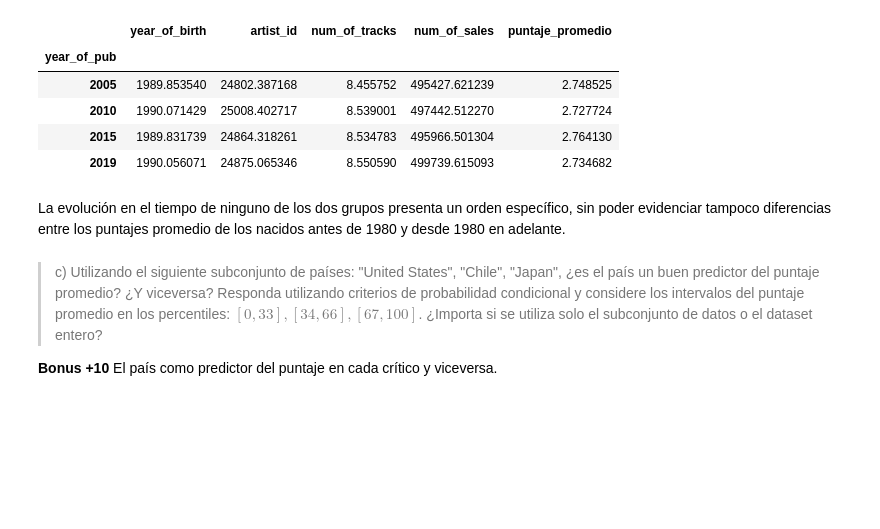
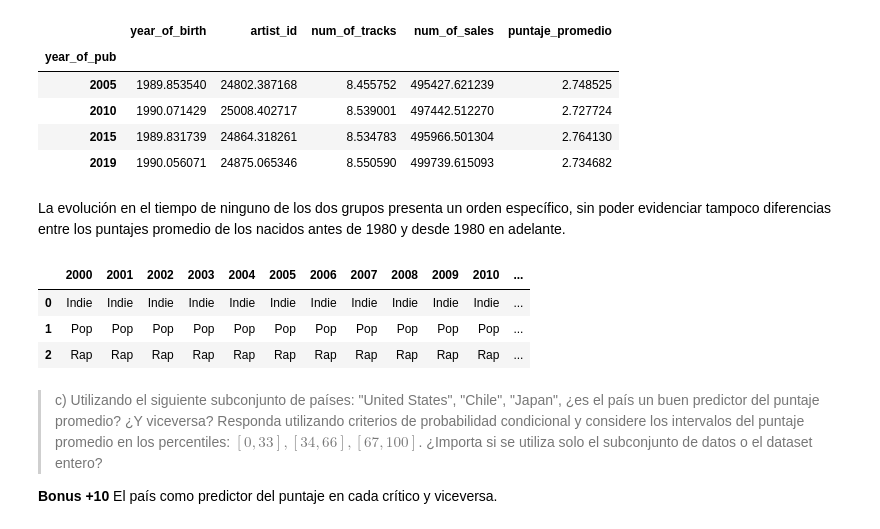
Before and after one commit to jpjorquera/Lab2-Estaca, a Jupyter notebook: Laboratorio 2.ipynb, the cells around one changed output. Cells and saved outputs as stored; diff of their text form; code cells hidden in the pictures; blank space fills up the shorter version.

```diff
--- a/Laboratorio 2.ipynb
+++ b/Laboratorio 2.ipynb
@@ -561,6 +561,27 @@ Artistas nacidos desde de 1980
 | 2019 | 1990.056071 | 24875.065346 | 8.550590 | 499739.615093 | 2.734682 |
 # %% [markdown]
 La evolución en el tiempo de ninguno de los dos grupos presenta un orden específico, sin poder evidenciar tampoco diferencias entre los puntajes promedio de los nacidos antes de 1980 y desde 1980 en adelante.
+# %%
+# Timeline con top 3 géneros con más álbumes publicados
+
+# Agrupar por año de publicación y género
+agrupacion = artists_albums.sort_values('year_of_pub').groupby(['year_of_pub', 'genre'])
+cuenta = agrupacion.count()['album_title']
+# Tomar posibles años
+years = artists_albums.sort_values('year_of_pub').groupby('year_of_pub')
+df = dict()
+# Iterar por grupo de año
+for year in years.groups.keys():
+    # Tomar llaves de top 3 generos
+    df[year] = list(cuenta[year].sort_values(ascending=False).head(3).to_dict().keys())
+
+df = pd.DataFrame(df)
+df
+# %% [output]
+|  | 2000 | 2001 | 2002 | 2003 | 2004 | 2005 | 2006 | 2007 | 2008 | 2009 | 2010 | ... |
+| 0 | Indie | Indie | Indie | Indie | Indie | Indie | Indie | Indie | Indie | Indie | Indie | ... |
+| 1 | Pop | Pop | Pop | Pop | Pop | Pop | Pop | Pop | Pop | Pop | Pop | ... |
+| 2 | Rap | Rap | Rap | Rap | Rap | Rap | Rap | Rap | Rap | Rap | Rap | ... |
 # %% [markdown]
 >c) Utilizando el siguiente subconjunto de países: "United States", "Chile", "Japan", ¿es el país un buen predictor del puntaje promedio? ¿Y viceversa? Responda utilizando criterios de probabilidad condicional y considere los intervalos del puntaje promedio en los percentiles: $[0,33],[34,66],[67,100]$. ¿Importa si se utiliza solo el subconjunto de datos o el dataset entero?
 
```
